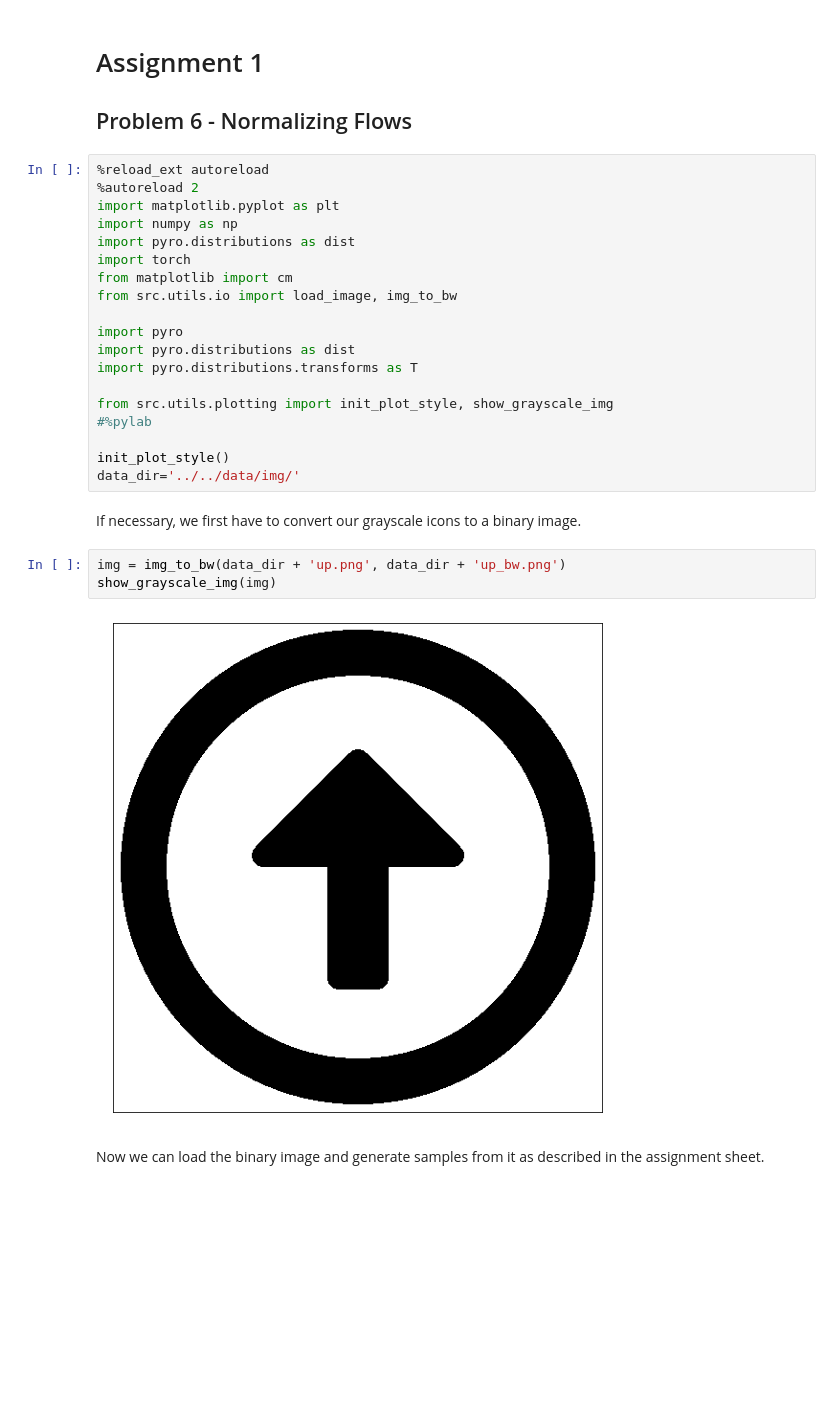
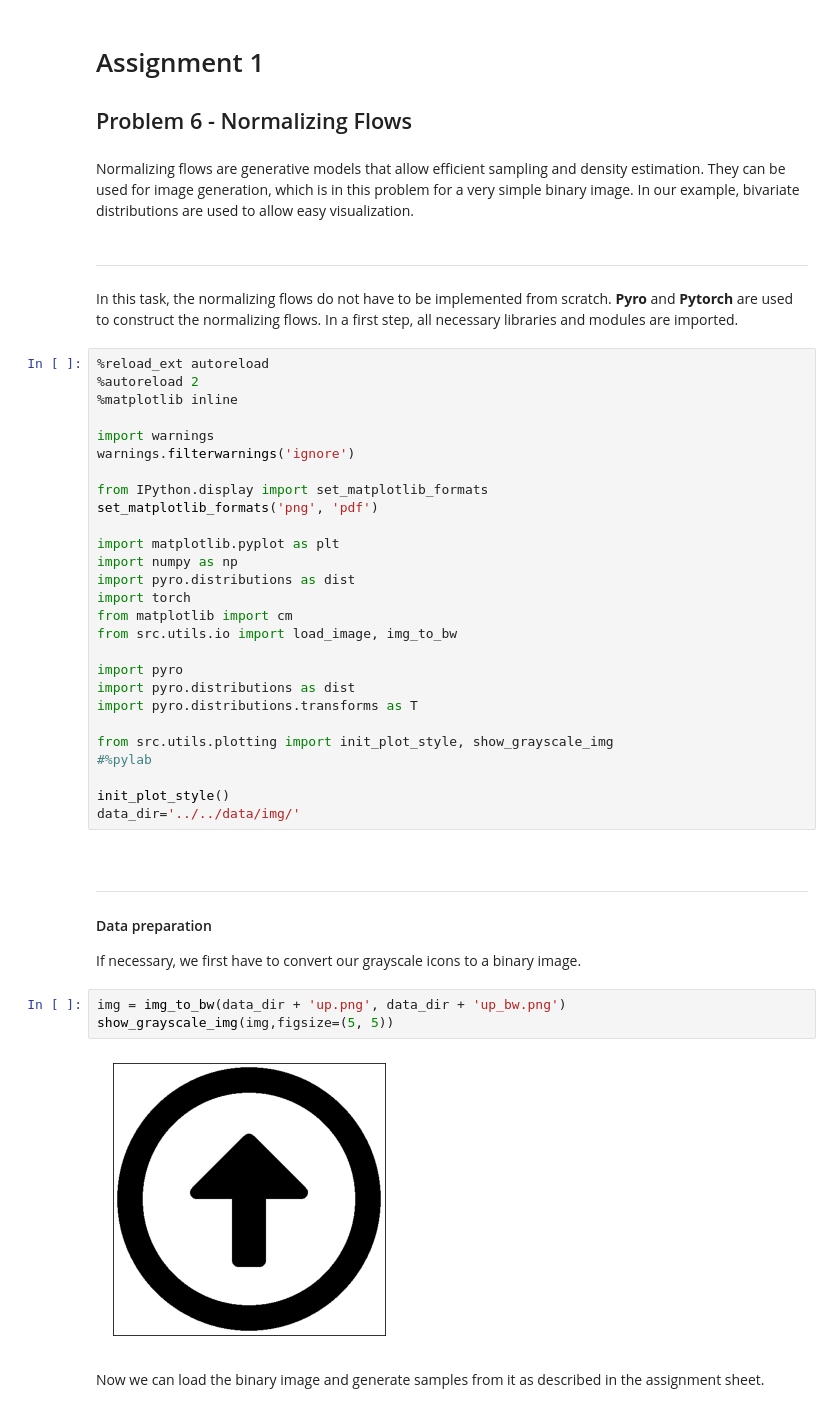
Before and after one commit to FelixSto/NSP_Assignments, a Jupyter notebook: notebooks/assignments/1-6-flows.ipynb, the cells around one changed output. Drawn from its saved outputs; the diff is of its cells as text; blank space fills up the shorter version.

Commit message:
finalized flow example

```diff
--- a/notebooks/assignments/1-6-flows.ipynb
+++ b/notebooks/assignments/1-6-flows.ipynb
@@ -1,9 +1,22 @@
 # %% [markdown]
 # Assignment 1
 ## Problem 6 - Normalizing Flows
+# %% [markdown]
+Normalizing flows are generative models that allow efficient sampling and density estimation. They can be used for image generation, which is in this problem for a very simple binary image. In our example, bivariate distributions are used to allow easy visualization.
+# %% [markdown]
+--------------------------
+In this task, the normalizing flows do not have to be implemented from scratch. **Pyro** and **Pytorch** are used to construct the normalizing flows. In a first step, all necessary libraries and modules are imported.
 # %%
 %reload_ext autoreload
 %autoreload 2
+%matplotlib inline
+
+import warnings
+warnings.filterwarnings('ignore')
+
+from IPython.display import set_matplotlib_formats
+set_matplotlib_formats('png', 'pdf')
+
 import matplotlib.pyplot as plt
 import numpy as np
 import pyro.distributions as dist
@@ -21,11 +34,16 @@ from src.utils.plotting import init_plot_style, show_grayscale_img
 init_plot_style()
 data_dir='../../data/img/'
 # %% [markdown]
+&ensp;
+<hr style='border:2.2px solid Black'></hr>
+
+#### Data preparation
+
 If necessary, we first have to convert our grayscale icons to a binary image.
 # %%
 img = img_to_bw(data_dir + 'up.png', data_dir + 'up_bw.png')
-show_grayscale_img(img)
+show_grayscale_img(img,figsize=(5, 5))
 # %% [output]
-[figure, old version]
+[figure, new version]
 # %% [markdown]
 Now we can load the binary image and generate samples from it as described in the assignment sheet.
```
Also changed, not shown: parts of 46 cells of this notebook, 1 other file.
